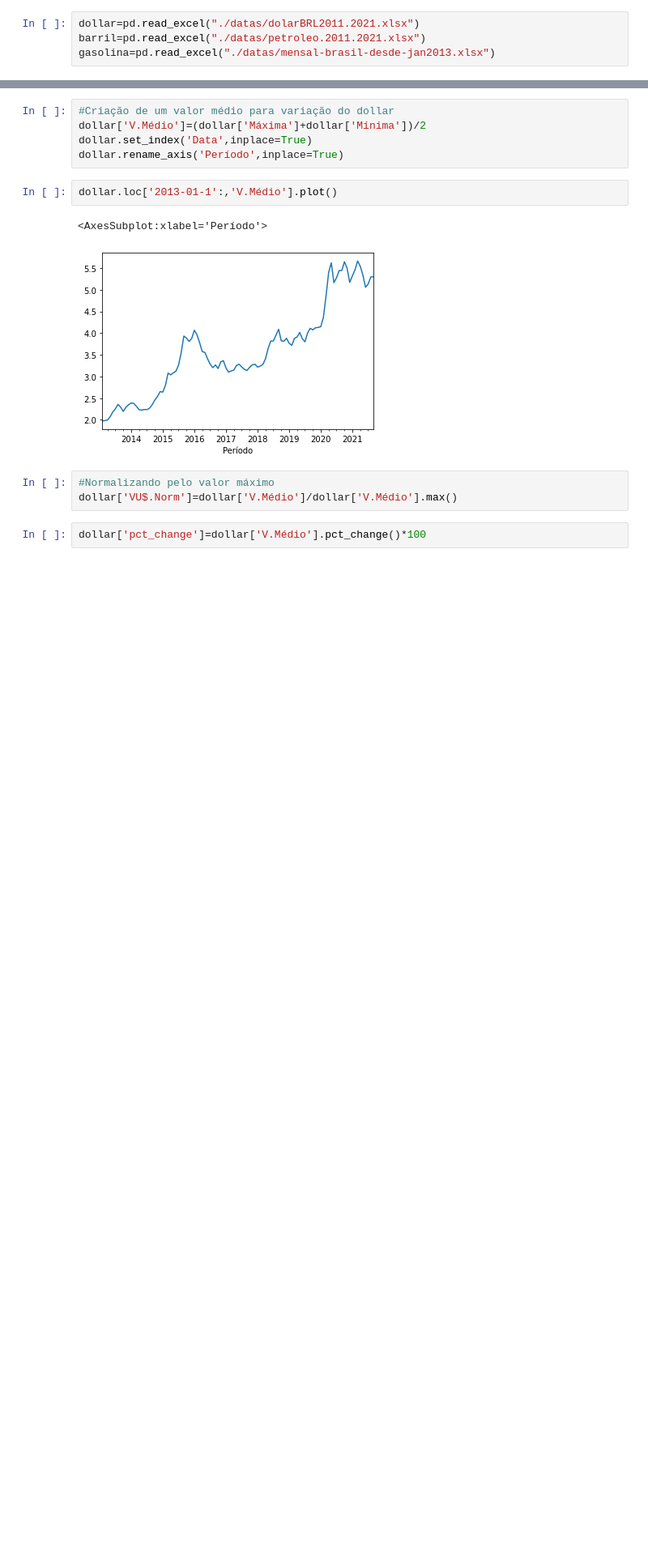
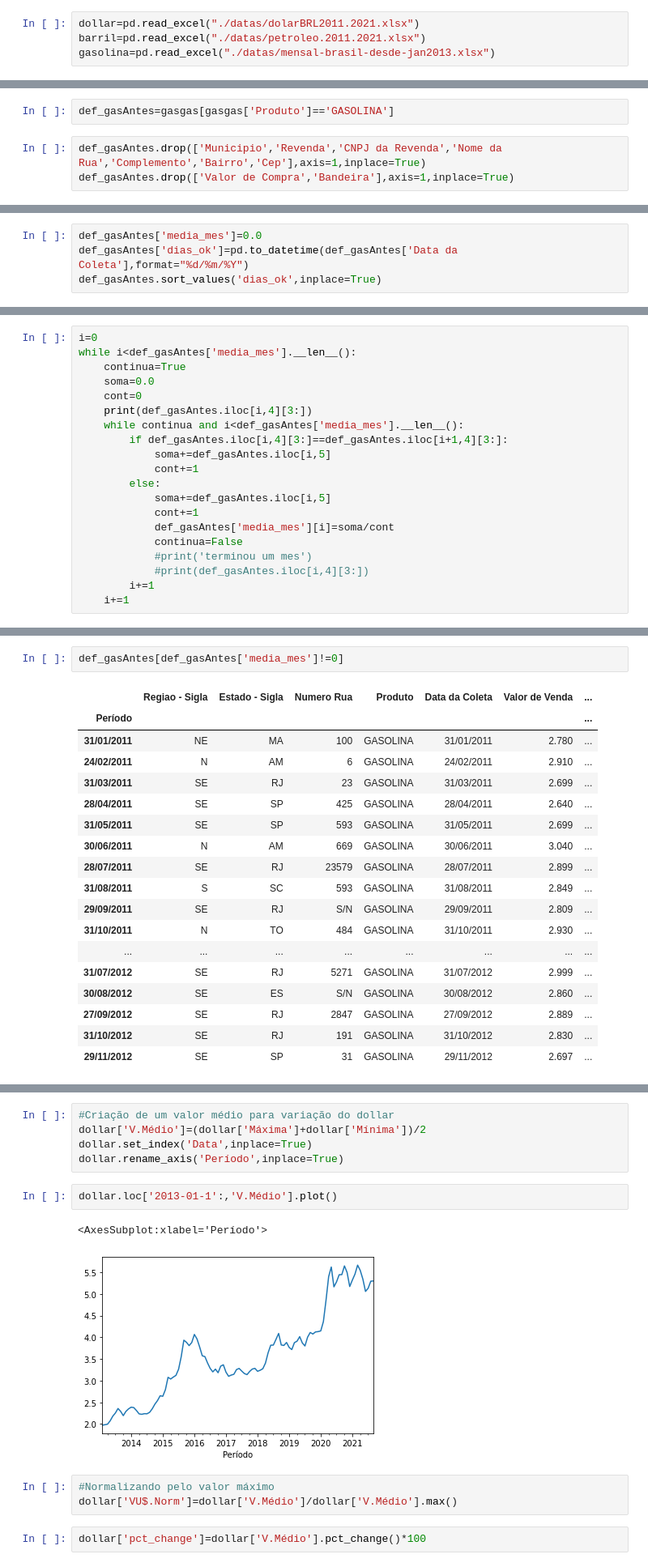
Before and after one commit to ednaelxd/residencia, a Jupyter notebook: desenvolvimento.ipynb, the cells around one changed output, grey strips where cells are left out. Shown at 81% size. Saved outputs shown, nothing was run; the diff lists cells and outputs as text; blank space fills up the shorter version.

Commit message:
inserção de mais dados para gasolina

```diff
--- a/desenvolvimento.ipynb
+++ b/desenvolvimento.ipynb
@@ -10,0 +26,5 @@ gasolina=pd.read_excel("./datas/mensal-brasil-desde-jan2013.xlsx")
+# %%
+def_gasAntes=gasgas[gasgas['Produto']=='GASOLINA']
+# %%
+def_gasAntes.drop(['Municipio','Revenda','CNPJ da Revenda','Nome da Rua','Complemento','Bairro','Cep'],axis=1,inplace=True)
+def_gasAntes.drop(['Valor de Compra','Bandeira'],axis=1,inplace=True)
@@ -10,0 +54,4 @@ gasolina=pd.read_excel("./datas/mensal-brasil-desde-jan2013.xlsx")
+# %%
+def_gasAntes['media_mes']=0.0
+def_gasAntes['dias_ok']=pd.to_datetime(def_gasAntes['Data da Coleta'],format="%d/%m/%Y")
+def_gasAntes.sort_values('dias_ok',inplace=True)
@@ -10,0 +69,20 @@ gasolina=pd.read_excel("./datas/mensal-brasil-desde-jan2013.xlsx")
+# %%
+i=0
+while i<def_gasAntes['media_mes'].__len__():
+    continua=True
+    soma=0.0
+    cont=0
+    print(def_gasAntes.iloc[i,4][3:])
+    while continua and i<def_gasAntes['media_mes'].__len__():
+        if def_gasAntes.iloc[i,4][3:]==def_gasAntes.iloc[i+1,4][3:]:
+            soma+=def_gasAntes.iloc[i,5]
+            cont+=1
+        else:
+            soma+=def_gasAntes.iloc[i,5]
+            cont+=1
+            def_gasAntes['media_mes'][i]=soma/cont
+            continua=False
+            #print('terminou um mes')
+            #print(def_gasAntes.iloc[i,4][3:])
+        i+=1
+    i+=1
@@ -11 +113,22 @@ gasolina=pd.read_excel("./datas/mensal-brasil-desde-jan2013.xlsx")
+# %%
+def_gasAntes[def_gasAntes['media_mes']!=0]
+# %% [output]
+|  | Regiao - Sigla | Estado - Sigla | Numero Rua | Produto | Data da Coleta | Valor de Venda | ... |
+| Período |  |  |  |  |  |  | ... |
+| 31/01/2011 | NE | MA | 100 | GASOLINA | 31/01/2011 | 2.780 | ... |
+| 24/02/2011 | N | AM | 6 | GASOLINA | 24/02/2011 | 2.910 | ... |
+| 31/03/2011 | SE | RJ | 23 | GASOLINA | 31/03/2011 | 2.699 | ... |
+| 28/04/2011 | SE | SP | 425 | GASOLINA | 28/04/2011 | 2.640 | ... |
+| 31/05/2011 | SE | SP | 593 | GASOLINA | 31/05/2011 | 2.699 | ... |
+| 30/06/2011 | N | AM | 669 | GASOLINA | 30/06/2011 | 3.040 | ... |
+| 28/07/2011 | SE | RJ | 23579 | GASOLINA | 28/07/2011 | 2.899 | ... |
+| 31/08/2011 | S | SC | 593 | GASOLINA | 31/08/2011 | 2.849 | ... |
+| 29/09/2011 | SE | RJ | S/N | GASOLINA | 29/09/2011 | 2.809 | ... |
+| 31/10/2011 | N | TO | 484 | GASOLINA | 31/10/2011 | 2.930 | ... |
+| ... | ... | ... | ... | ... | ... | ... | ... |
+| 31/07/2012 | SE | RJ | 5271 | GASOLINA | 31/07/2012 | 2.999 | ... |
+| 30/08/2012 | SE | ES | S/N | GASOLINA | 30/08/2012 | 2.860 | ... |
+| 27/09/2012 | SE | RJ | 2847 | GASOLINA | 27/09/2012 | 2.889 | ... |
+| 31/10/2012 | SE | RJ | 191 | GASOLINA | 31/10/2012 | 2.830 | ... |
+| 29/11/2012 | SE | SP | 31 | GASOLINA | 29/11/2012 | 2.697 | ... |
 # %% [markdown]
```
Also changed, not shown: parts of 20 cells of this notebook.
